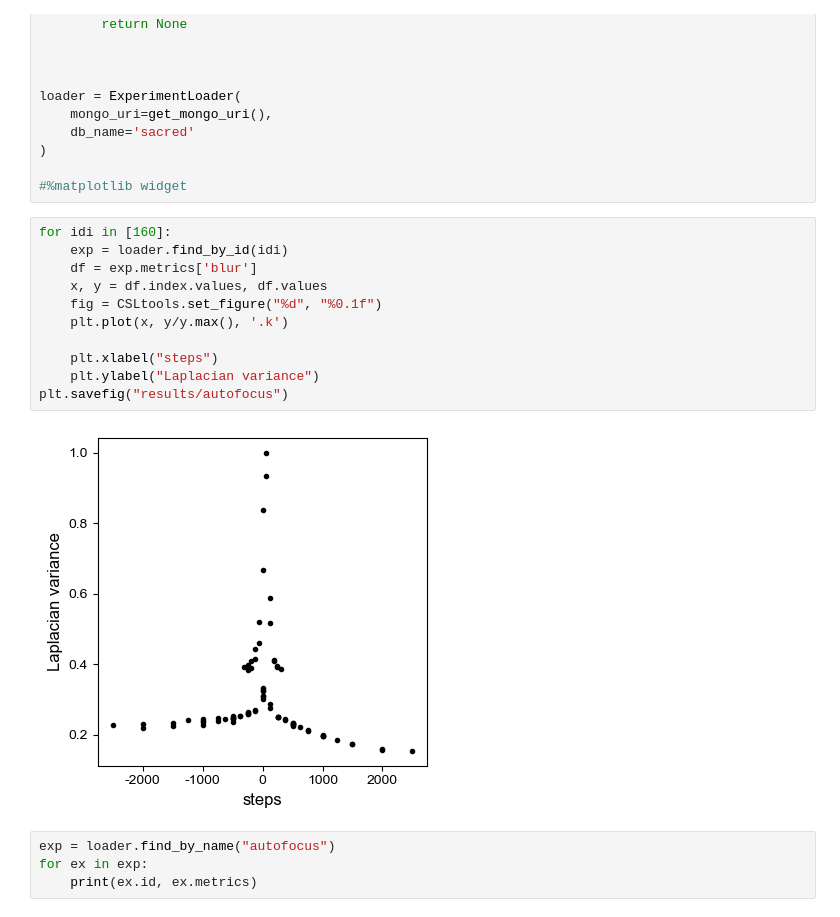
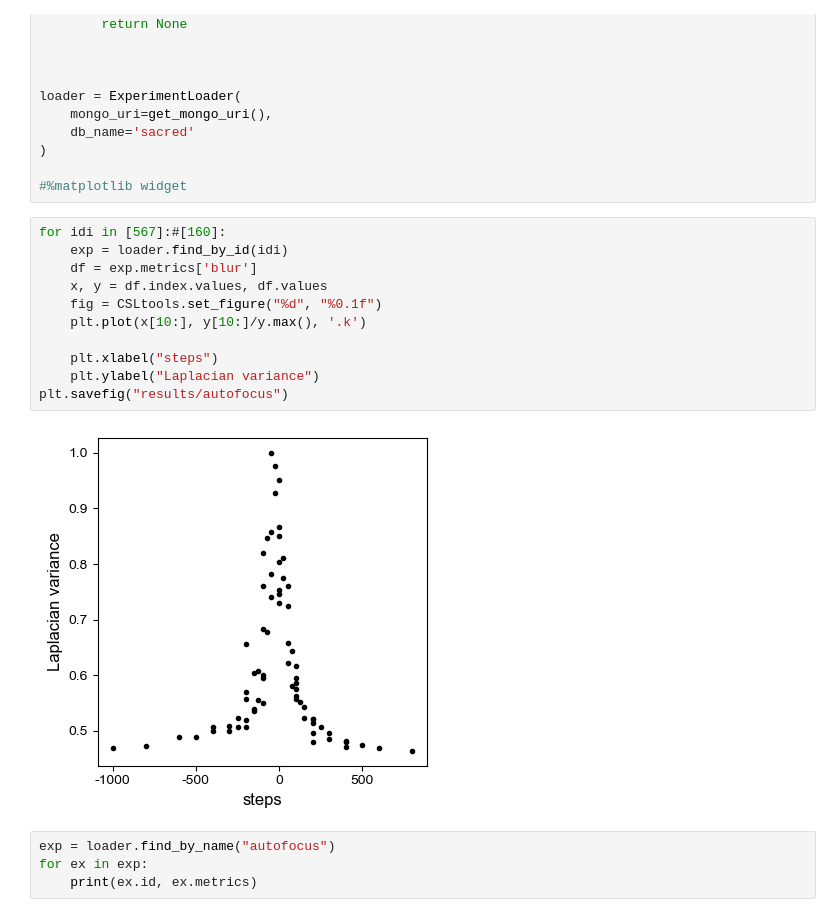
Before and after one commit to Alienor134/CSL-forge, a Jupyter notebook: CSL-analysis/Autofocus.ipynb, the cells around one changed output. Saved outputs shown, nothing was run; the diff lists cells and outputs as text.

```diff
--- a/CSL-analysis/Autofocus.ipynb
+++ b/CSL-analysis/Autofocus.ipynb
@@ -50,18 +50,18 @@ loader = ExperimentLoader(
 
 #%matplotlib widget
 # %%
-for idi in [160]:
+for idi in [567]:#[160]:
     exp = loader.find_by_id(idi)
     df = exp.metrics['blur']
     x, y = df.index.values, df.values
     fig = CSLtools.set_figure("%d", "%0.1f")
-    plt.plot(x, y/y.max(), '.k')
+    plt.plot(x[10:], y[10:]/y.max(), '.k')
 
     plt.xlabel("steps")
     plt.ylabel("Laplacian variance")
 plt.savefig("results/autofocus")
 # %% [output]
-[figure, old version]
+[figure, new version]
 # %%
 exp = loader.find_by_name("autofocus")
 for ex in exp:
```
Also changed, not shown: 9 other files.
